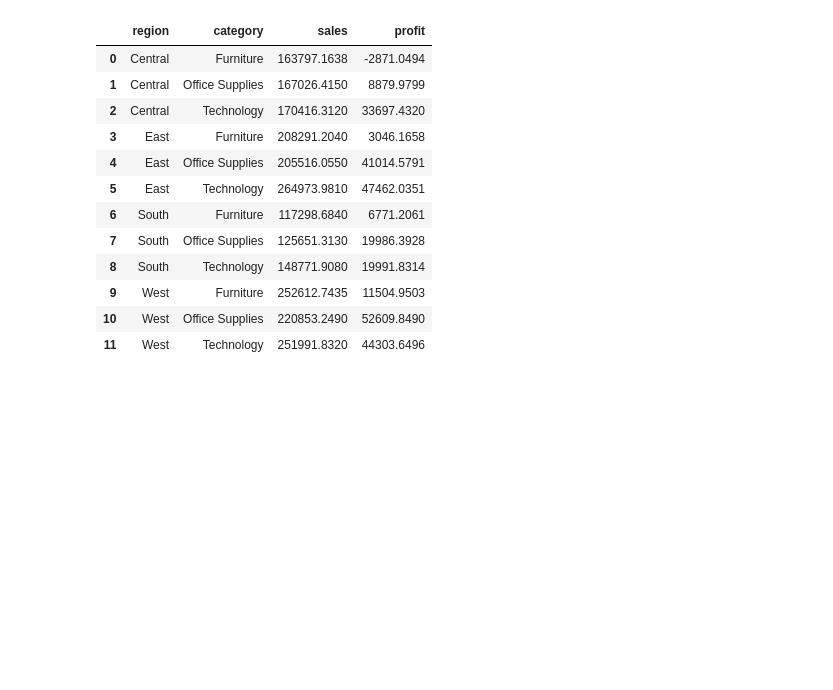
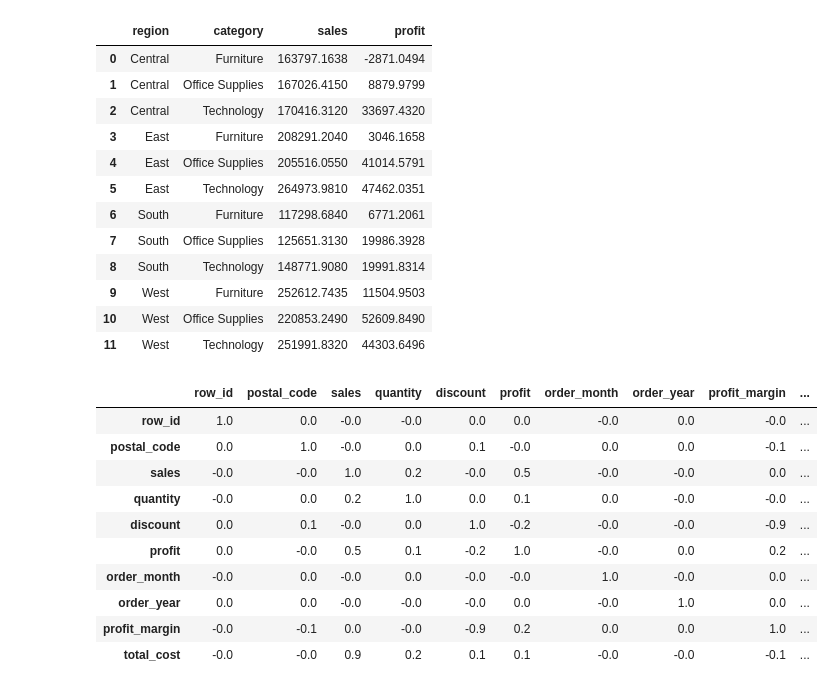
Before and after one commit to MajidSoltaninezhad/Sales-Business-Development-Analyst, a Jupyter notebook: 01_data_cleaning.ipynb, the cells around one changed output. Saved outputs shown, nothing was run; the diff lists cells and outputs as text; code cells hidden in the pictures; blank space fills up the shorter version.

```diff
--- a/01_data_cleaning.ipynb
+++ b/01_data_cleaning.ipynb
@@ -273,3 +276,17 @@ region_category
 | 9 | West | Furniture | 252612.7435 | 11504.9503 |
 | 10 | West | Office Supplies | 220853.2490 | 52609.8490 |
 | 11 | West | Technology | 251991.8320 | 44303.6496 |
+# %%
+df.corr(numeric_only=True).round(1)
+# %% [output]
+|  | row_id | postal_code | sales | quantity | discount | profit | order_month | order_year | profit_margin | ... |
+| row_id | 1.0 | 0.0 | -0.0 | -0.0 | 0.0 | 0.0 | -0.0 | 0.0 | -0.0 | ... |
+| postal_code | 0.0 | 1.0 | -0.0 | 0.0 | 0.1 | -0.0 | 0.0 | 0.0 | -0.1 | ... |
+| sales | -0.0 | -0.0 | 1.0 | 0.2 | -0.0 | 0.5 | -0.0 | -0.0 | 0.0 | ... |
+| quantity | -0.0 | 0.0 | 0.2 | 1.0 | 0.0 | 0.1 | 0.0 | -0.0 | -0.0 | ... |
+| discount | 0.0 | 0.1 | -0.0 | 0.0 | 1.0 | -0.2 | -0.0 | -0.0 | -0.9 | ... |
+| profit | 0.0 | -0.0 | 0.5 | 0.1 | -0.2 | 1.0 | -0.0 | 0.0 | 0.2 | ... |
+| order_month | -0.0 | 0.0 | -0.0 | 0.0 | -0.0 | -0.0 | 1.0 | -0.0 | 0.0 | ... |
+| order_year | 0.0 | 0.0 | -0.0 | -0.0 | -0.0 | 0.0 | -0.0 | 1.0 | 0.0 | ... |
+| profit_margin | -0.0 | -0.1 | 0.0 | -0.0 | -0.9 | 0.2 | 0.0 | 0.0 | 1.0 | ... |
+| total_cost | -0.0 | -0.0 | 0.9 | 0.2 | 0.1 | 0.1 | -0.0 | -0.0 | -0.1 | ... |
```
Also changed, not shown: parts of 6 cells of this notebook.
